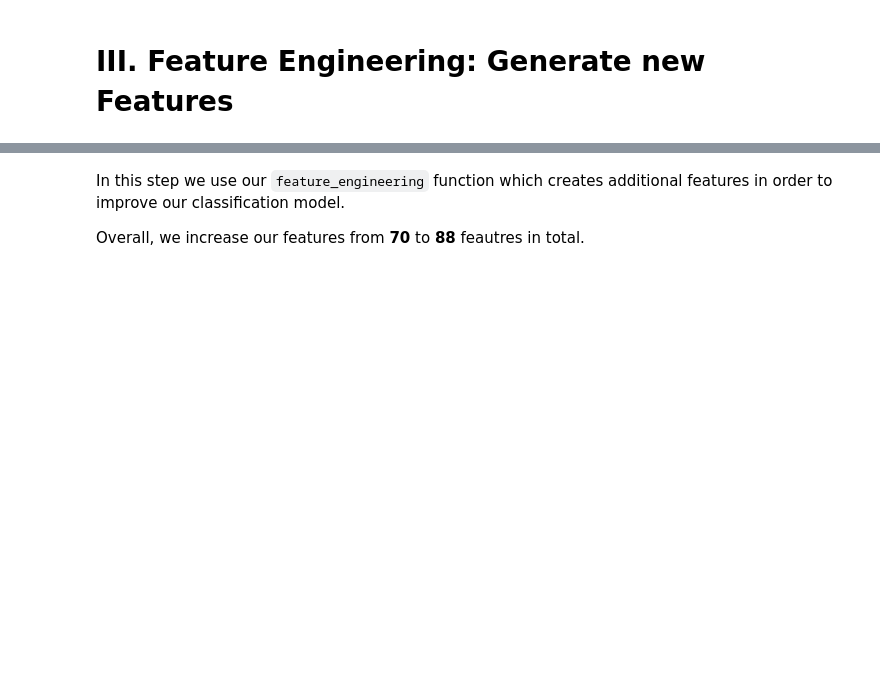
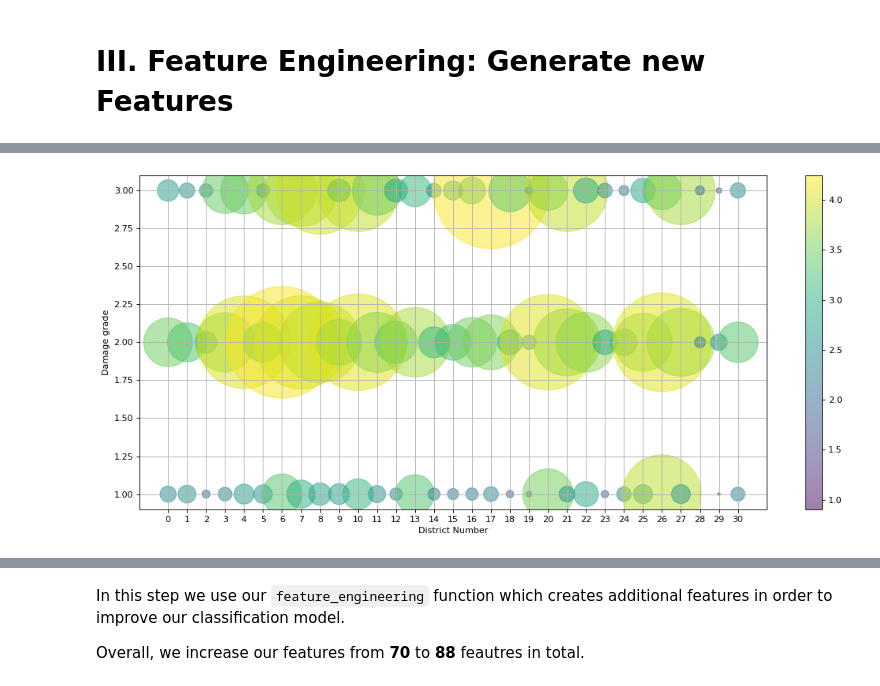
Before and after one commit to NiklasSabel/data_mining_1, a Jupyter notebook: notebooks/Model_Improvement_v2.ipynb, the cells around one changed output, grey strips where cells are left out. Cells and saved outputs as stored; diff of their text form; code cells hidden in the pictures; blank space fills up the shorter version.

```diff
--- a/notebooks/Model_Improvement_v2.ipynb
+++ b/notebooks/Model_Improvement_v2.ipynb
@@ -76,0 +155,12 @@ display(df)
+# %%
+plt.figure(figsize=(16, 7), dpi=80)
+plt.scatter(geo['geo_level_1_id'], geo['damage_grade'], s=geo['building_id'], c=np.log10(geo['building_id']), alpha=0.5)
+plt.colorbar()
+plt.xticks(np.arange(0, 31, step=1))
+plt.xlabel('District Number')
+plt.ylabel('Damage grade')
+plt.savefig('districtnumber_clusteredin_damagegrade')
+plt.grid()
+plt.show()
+# %% [output]
+[figure, added]
```
Also changed, not shown: parts of 5 cells of this notebook, 4 other files.
